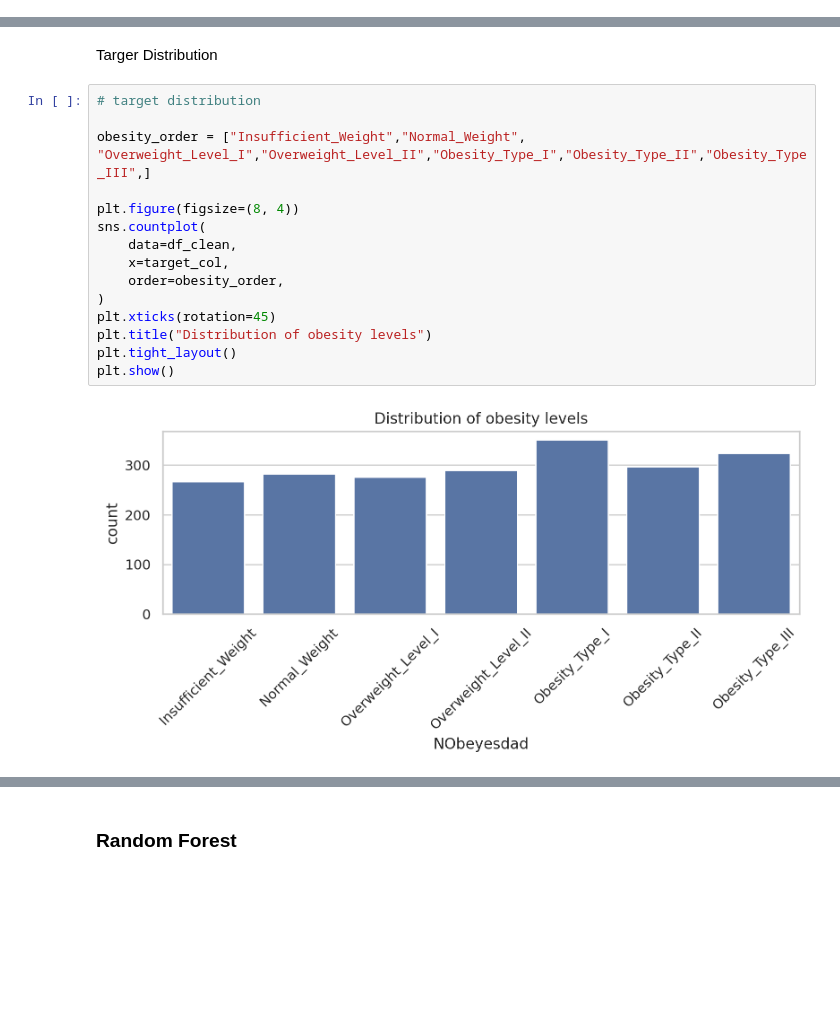
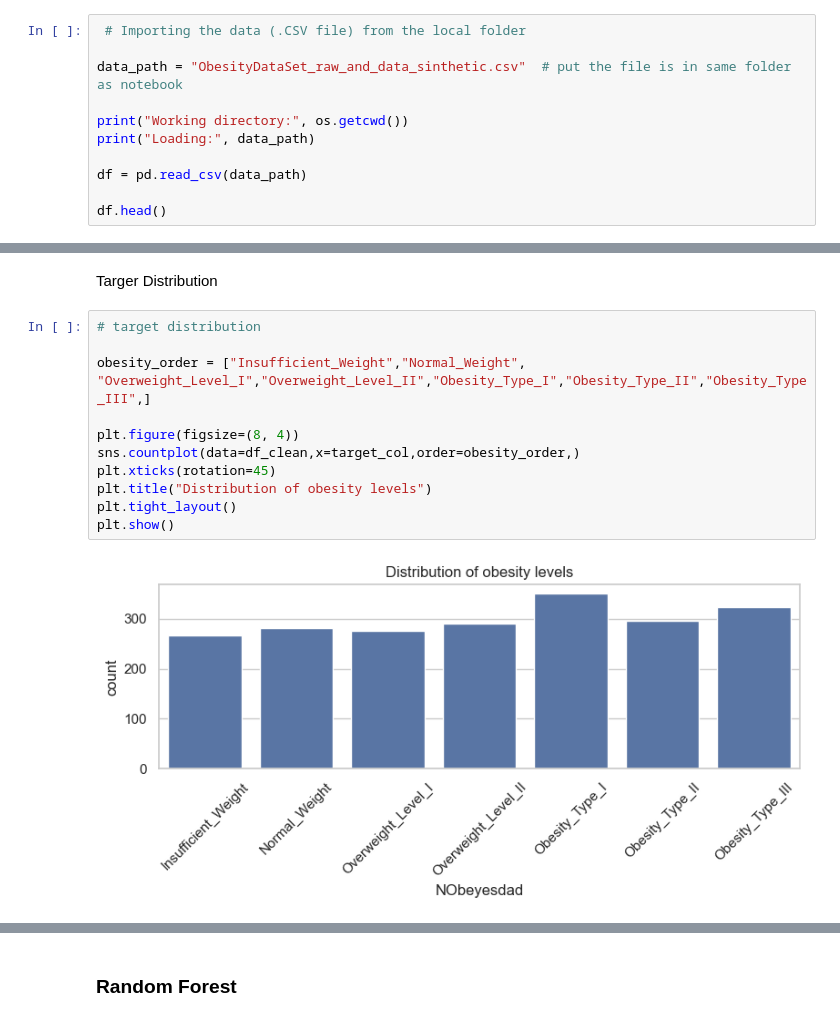
Before and after one commit to hassaanabbasi98/ProjectAAI-501-ObseityLevel-, a Jupyter notebook: erika_501_analysis.ipynb, the cells around one changed output, grey strips where cells are left out. Saved outputs shown, nothing was run; the diff lists cells and outputs as text; blank space fills up the shorter version.

```diff
--- a/erika_501_analysis.ipynb
+++ b/erika_501_analysis.ipynb
@@ -48,0 +43,11 @@ df.head()
+# %%
+ # Importing the data (.CSV file) from the local folder
+
+data_path = "ObesityDataSet_raw_and_data_sinthetic.csv"  # put the file is in same folder as notebook
+
+print("Working directory:", os.getcwd())
+print("Loading:", data_path)
+
+df = pd.read_csv(data_path)
+
+df.head()
@@ -153,20 +165,16 @@ Targer Distribution
 # %%
 # target distribution
 
 obesity_order = ["Insufficient_Weight","Normal_Weight", "Overweight_Level_I","Overweight_Level_II","Obesity_Type_I","Obesity_Type_II","Obesity_Type_III",]
 
 plt.figure(figsize=(8, 4))
-sns.countplot(
-    data=df_clean,
-    x=target_col,
-    order=obesity_order,
-)
+sns.countplot(data=df_clean,x=target_col,order=obesity_order,)
 plt.xticks(rotation=45)
 plt.title("Distribution of obesity levels")
 plt.tight_layout()
 plt.show()
 # %% [output]
-[figure, old version]
+[figure, new version]
 # %%
 # correlation matrix
 
```
Also changed, not shown: parts of 60 cells of this notebook.
